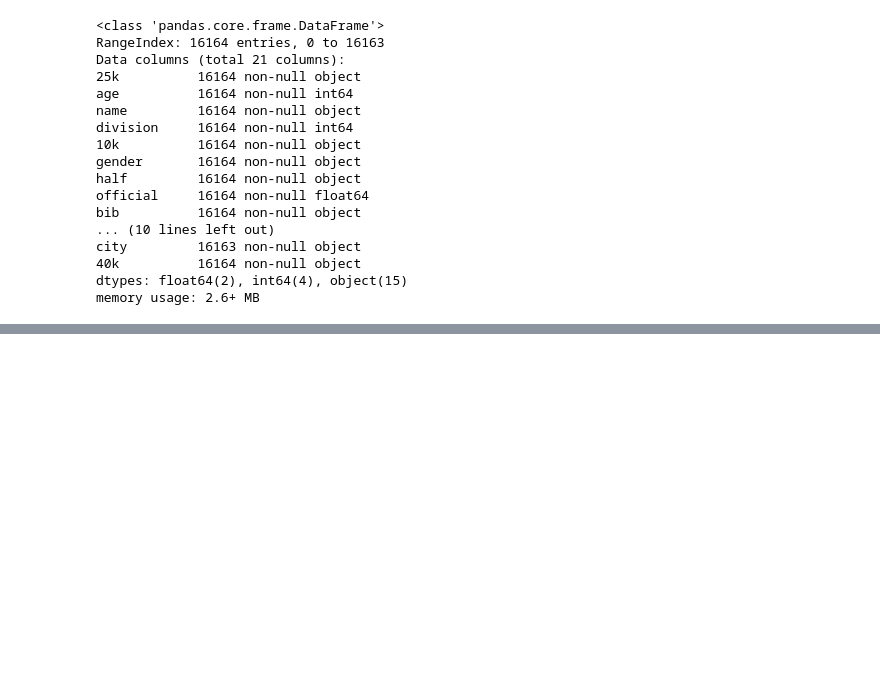
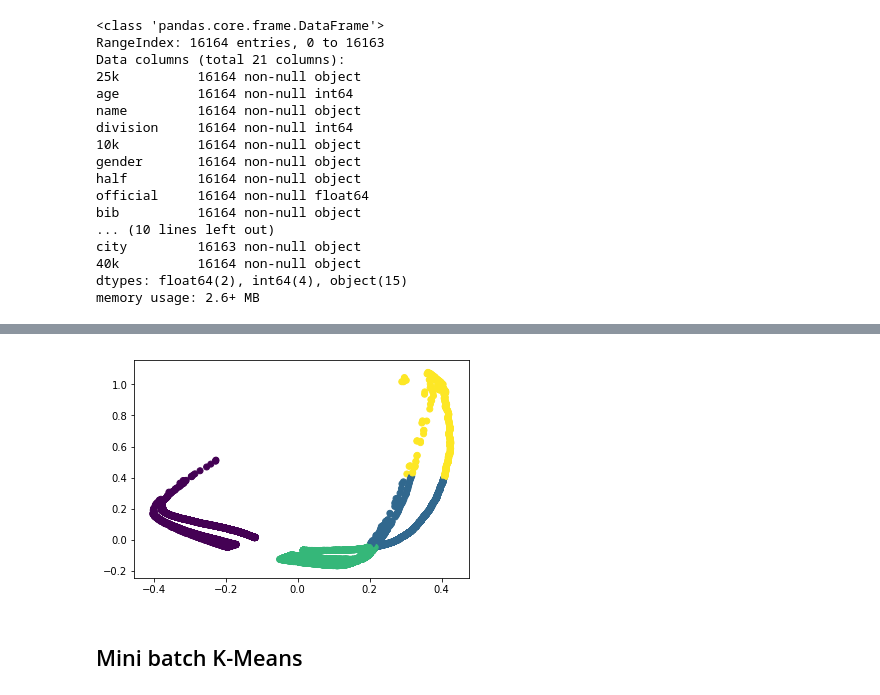
Before and after one commit to mattxushuai/Thinkful-DS, a Jupyter notebook: Boston marathon.ipynb, the cells around one changed output, grey strips where cells are left out. Drawn from its saved outputs; the diff is of its cells as text; code cells hidden in the pictures; blank space fills up the shorter version.

```diff
--- a/Boston marathon.ipynb
+++ b/Boston marathon.ipynb
@@ -38,0 +164,9 @@ memory usage: 2.6+ MB
+# %%
+y_pred4 = KMeans(n_clusters=4, random_state=101).fit_predict(df_pca)
+# %%
+plt.scatter(df_pca[:, 0], df_pca[:, 1], c=y_pred4)
+plt.show()
+# %% [output]
+[figure, added]
+# %% [markdown]
+## Mini batch K-Means
```
Also changed, not shown: parts of 31 cells of this notebook.
